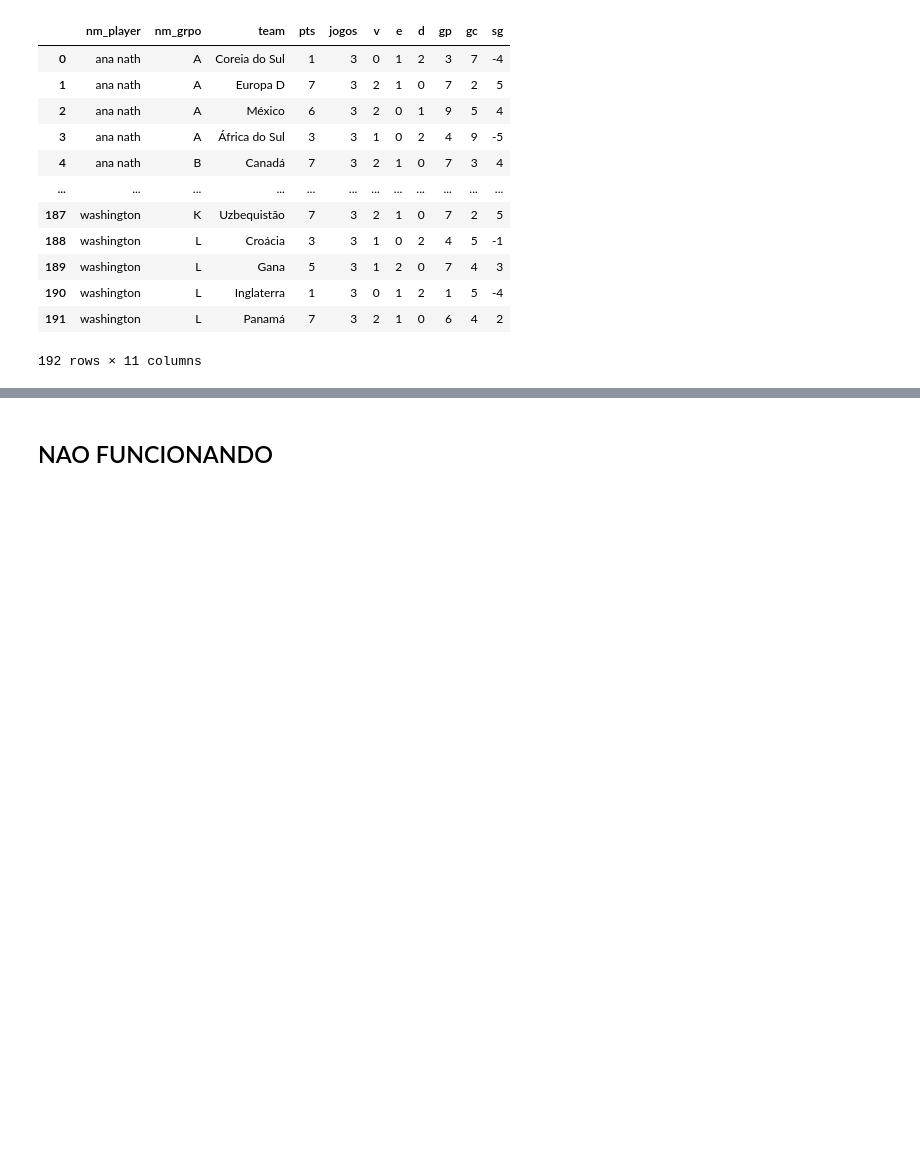
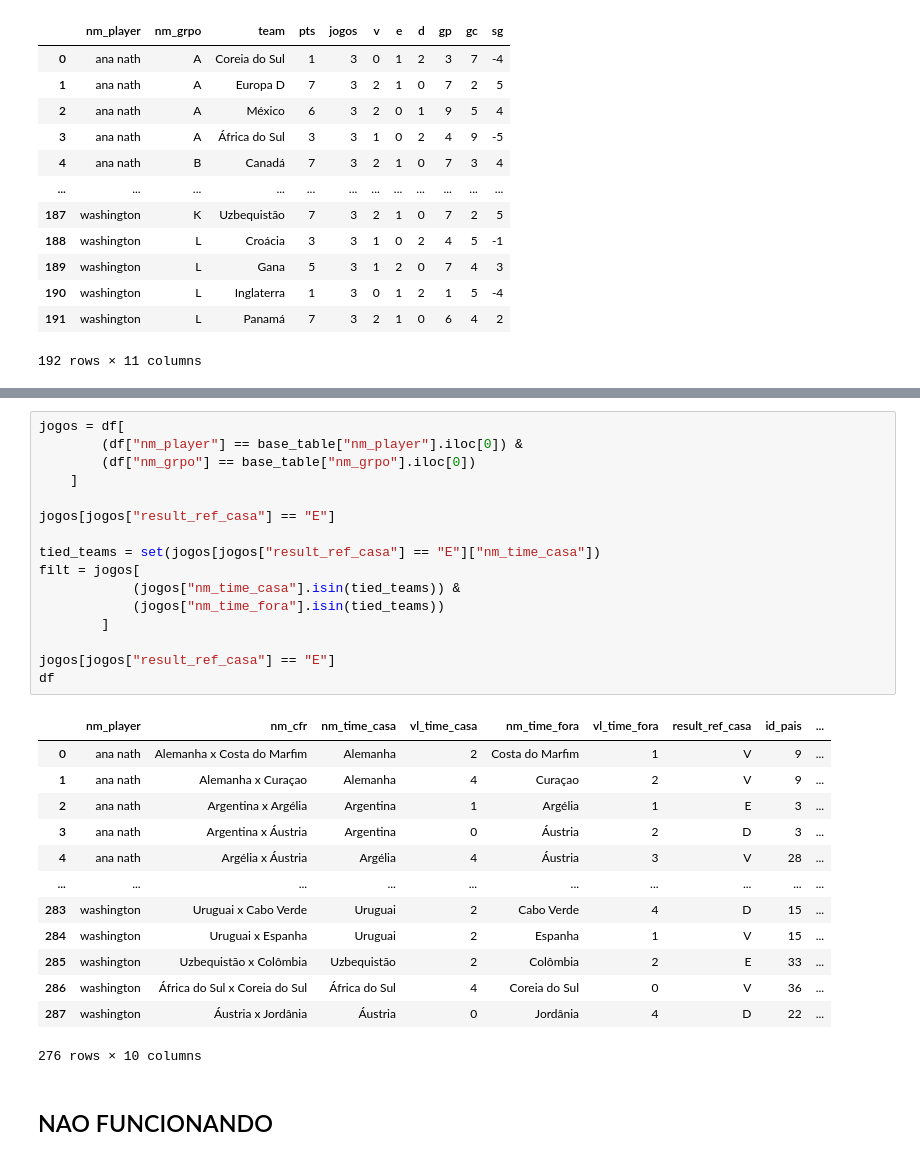
Before and after one commit to ferolifil/bolao-da-copa-2026, a Jupyter notebook: etl/etl_tabela_fg.ipynb, the cells around one changed output, grey strips where cells are left out. Cells and saved outputs as stored; diff of their text form; blank space fills up the shorter version.

```diff
--- a/etl/etl_tabela_fg.ipynb
+++ b/etl/etl_tabela_fg.ipynb
@@ -110,3 +138,33 @@ base_table
+# %%
+jogos = df[
+        (df["nm_player"] == base_table["nm_player"].iloc[0]) &
+        (df["nm_grpo"] == base_table["nm_grpo"].iloc[0])
+    ]
+
+jogos[jogos["result_ref_casa"] == "E"]
+
+tied_teams = set(jogos[jogos["result_ref_casa"] == "E"]["nm_time_casa"])
+filt = jogos[
+            (jogos["nm_time_casa"].isin(tied_teams)) &
+            (jogos["nm_time_fora"].isin(tied_teams))
+        ]
+
+jogos[jogos["result_ref_casa"] == "E"]
+df
+# %% [output]
+|  | nm_player | nm_cfr | nm_time_casa | vl_time_casa | nm_time_fora | vl_time_fora | result_ref_casa | id_pais | ... |
+| 0 | ana nath | Alemanha x Costa do Marfim | Alemanha | 2 | Costa do Marfim | 1 | V | 9 | ... |
+| 1 | ana nath | Alemanha x Curaçao | Alemanha | 4 | Curaçao | 2 | V | 9 | ... |
+| 2 | ana nath | Argentina x Argélia | Argentina | 1 | Argélia | 1 | E | 3 | ... |
+| 3 | ana nath | Argentina x Áustria | Argentina | 0 | Áustria | 2 | D | 3 | ... |
+| 4 | ana nath | Argélia x Áustria | Argélia | 4 | Áustria | 3 | V | 28 | ... |
+| ... | ... | ... | ... | ... | ... | ... | ... | ... | ... |
+| 283 | washington | Uruguai x Cabo Verde | Uruguai | 2 | Cabo Verde | 4 | D | 15 | ... |
+| 284 | washington | Uruguai x Espanha | Uruguai | 2 | Espanha | 1 | V | 15 | ... |
+| 285 | washington | Uzbequistão x Colômbia | Uzbequistão | 2 | Colômbia | 2 | E | 33 | ... |
+| 286 | washington | África do Sul x Coreia do Sul | África do Sul | 4 | Coreia do Sul | 0 | V | 36 | ... |
+| 287 | washington | Áustria x Jordânia | Áustria | 0 | Jordânia | 4 | D | 22 | ... |
+276 rows × 10 columns
 # %% [markdown]
 ## NAO FUNCIONANDO
 # %%
```
Also changed, not shown: parts of 3 cells of this notebook.
